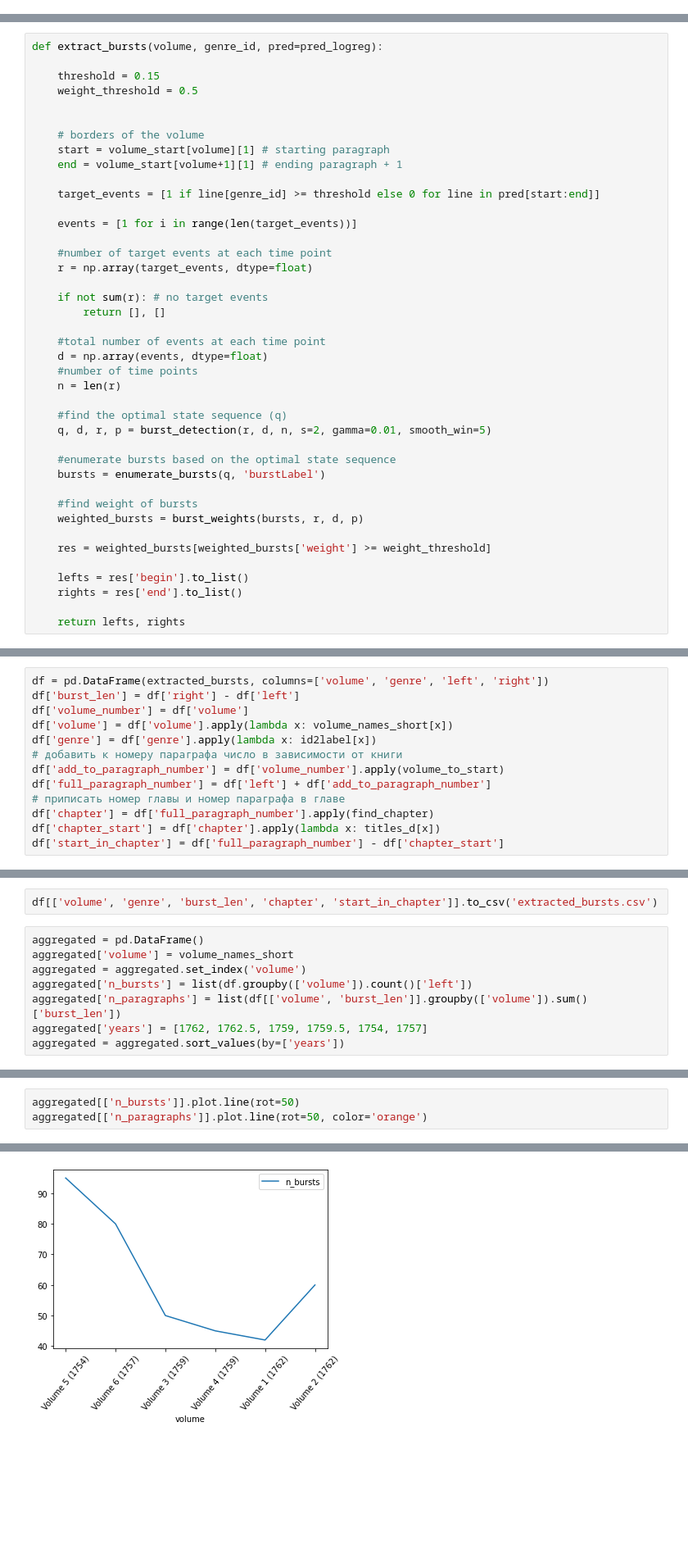
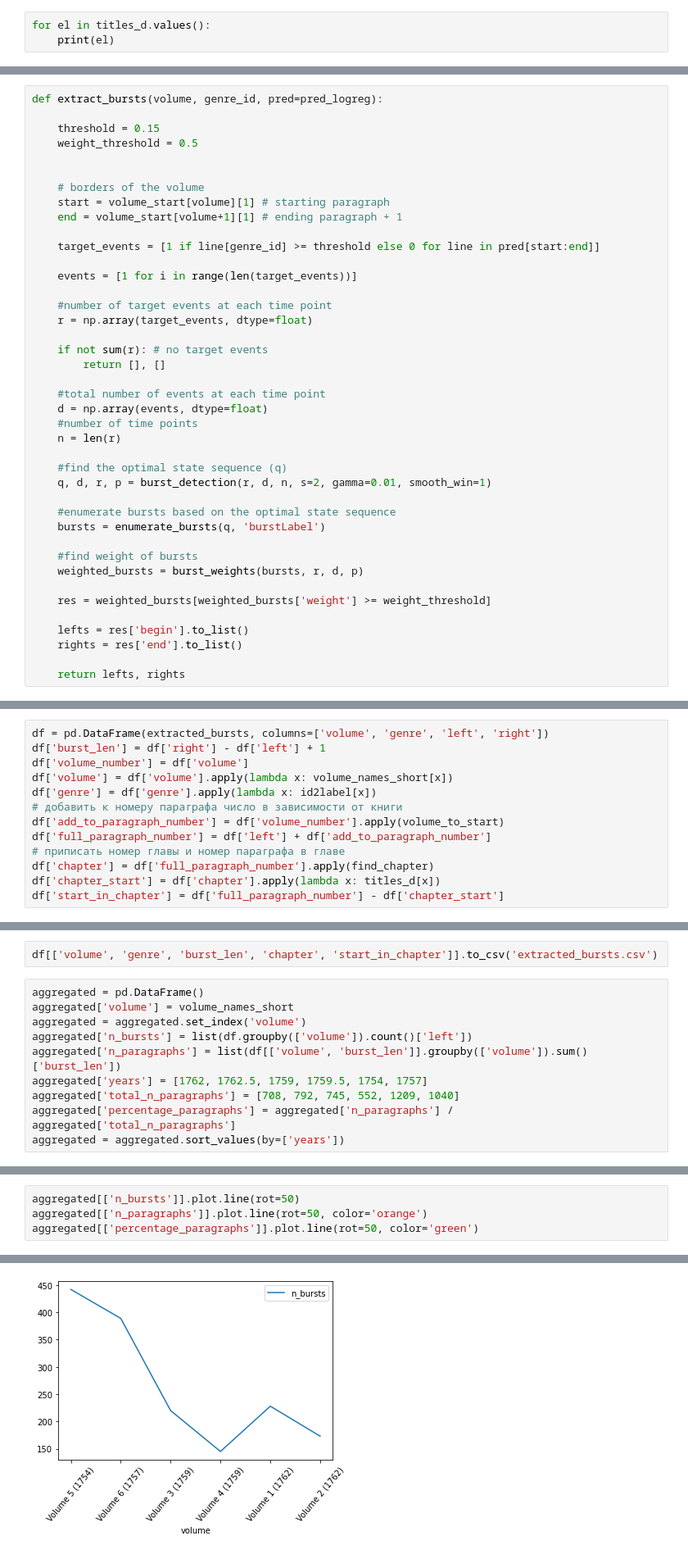
Before and after one commit to vbunt/hume-classifier, a Jupyter notebook: what is inside history?.ipynb, the cells around one changed output, grey strips where cells are left out. Shown at 82% size. Drawn from its saved outputs; the diff is of its cells as text; blank space fills up the shorter version.

Commit message:
comparing bursts to dataset2

```diff
--- a/what is inside history?.ipynb
+++ b/what is inside history?.ipynb
@@ -31,3 +31,6 @@ for i in range(len(titles)):
 titles_inv = {val:key for key, val in titles_d.items()}
 titles_inv[3065] = 'A. TO THE REIGN OF JAMES I'
 titles_d['A. TO THE REIGN OF JAMES I'] = 3065
+# %%
+for el in titles_d.values():
+    print(el)
@@ -172,7 +193,7 @@ def extract_bursts(volume, genre_id, pred=pred_logreg):
     n = len(r)
 
     #find the optimal state sequence (q)
-    q, d, r, p = burst_detection(r, d, n, s=2, gamma=0.01, smooth_win=5)
+    q, d, r, p = burst_detection(r, d, n, s=2, gamma=0.01, smooth_win=1)
 
     #enumerate bursts based on the optimal state sequence
     bursts = enumerate_bursts(q, 'burstLabel')
@@ -287,7 +308,7 @@ def volume_to_start(volume):
     return d[volume]
 # %%
 df = pd.DataFrame(extracted_bursts, columns=['volume', 'genre', 'left', 'right'])
-df['burst_len'] = df['right'] - df['left']
+df['burst_len'] = df['right'] - df['left'] + 1
 df['volume_number'] = df['volume']
 df['volume'] = df['volume'].apply(lambda x: volume_names_short[x])
 df['genre'] = df['genre'].apply(lambda x: id2label[x])
@@ -327,6 +366,8 @@ aggregated = aggregated.set_index('volume')
 aggregated['n_bursts'] = list(df.groupby(['volume']).count()['left'])
 aggregated['n_paragraphs'] = list(df[['volume', 'burst_len']].groupby(['volume']).sum()['burst_len'])
 aggregated['years'] = [1762, 1762.5, 1759, 1759.5, 1754, 1757]
+aggregated['total_n_paragraphs'] = [708, 792, 745, 552, 1209, 1040]
+aggregated['percentage_paragraphs'] = aggregated['n_paragraphs'] / aggregated['total_n_paragraphs']
 aggregated = aggregated.sort_values(by=['years'])
 # %%
 aggregated
@@ -342,6 +383,7 @@ aggregated
 # %%
 aggregated[['n_bursts']].plot.line(rot=50)
 aggregated[['n_paragraphs']].plot.line(rot=50, color='orange')
+aggregated[['percentage_paragraphs']].plot.line(rot=50, color='green')
 # %% [output]
 <AxesSubplot:xlabel='volume'>
-[figure, old version]
+[figure, new version]
```
Also changed, not shown: parts of 9 cells of this notebook, 4 other files.
